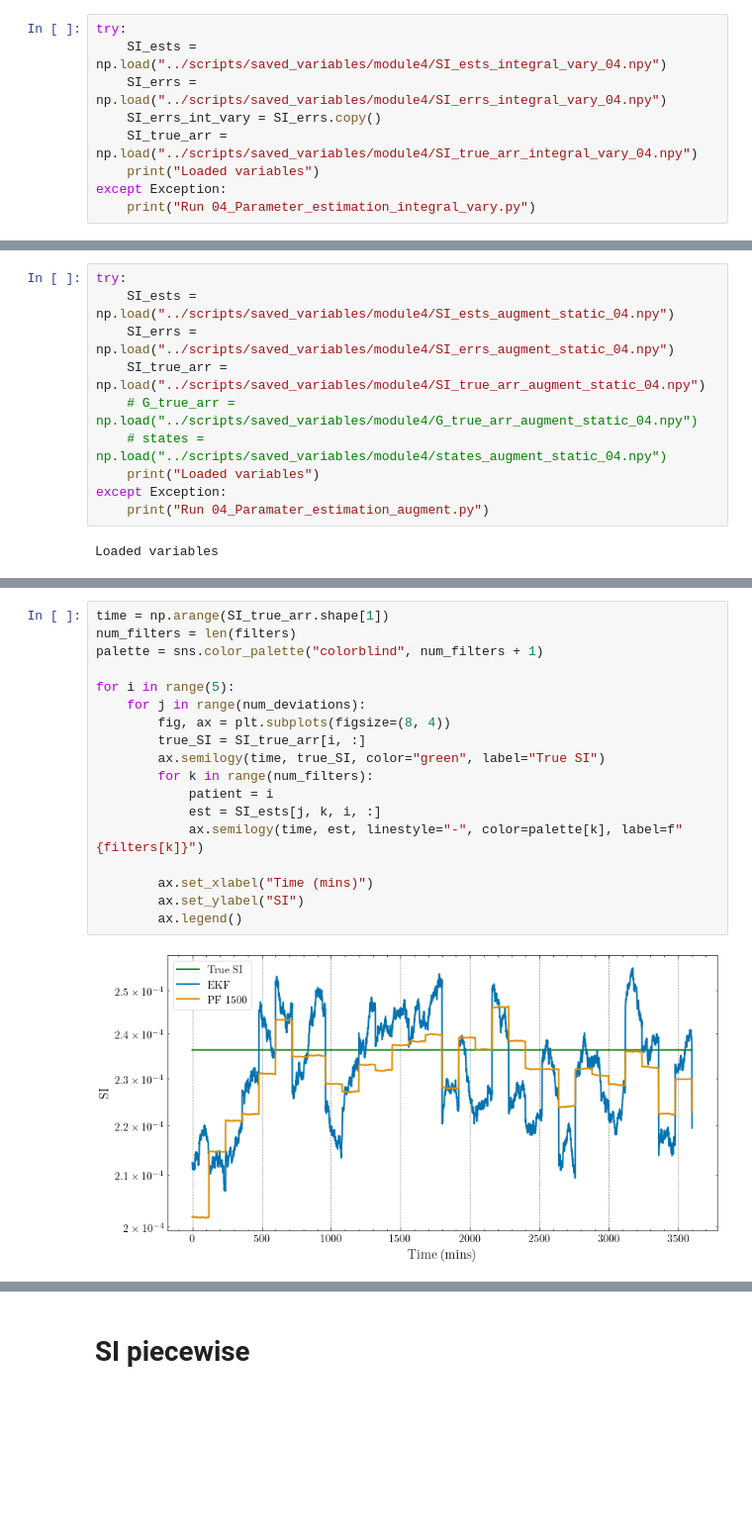
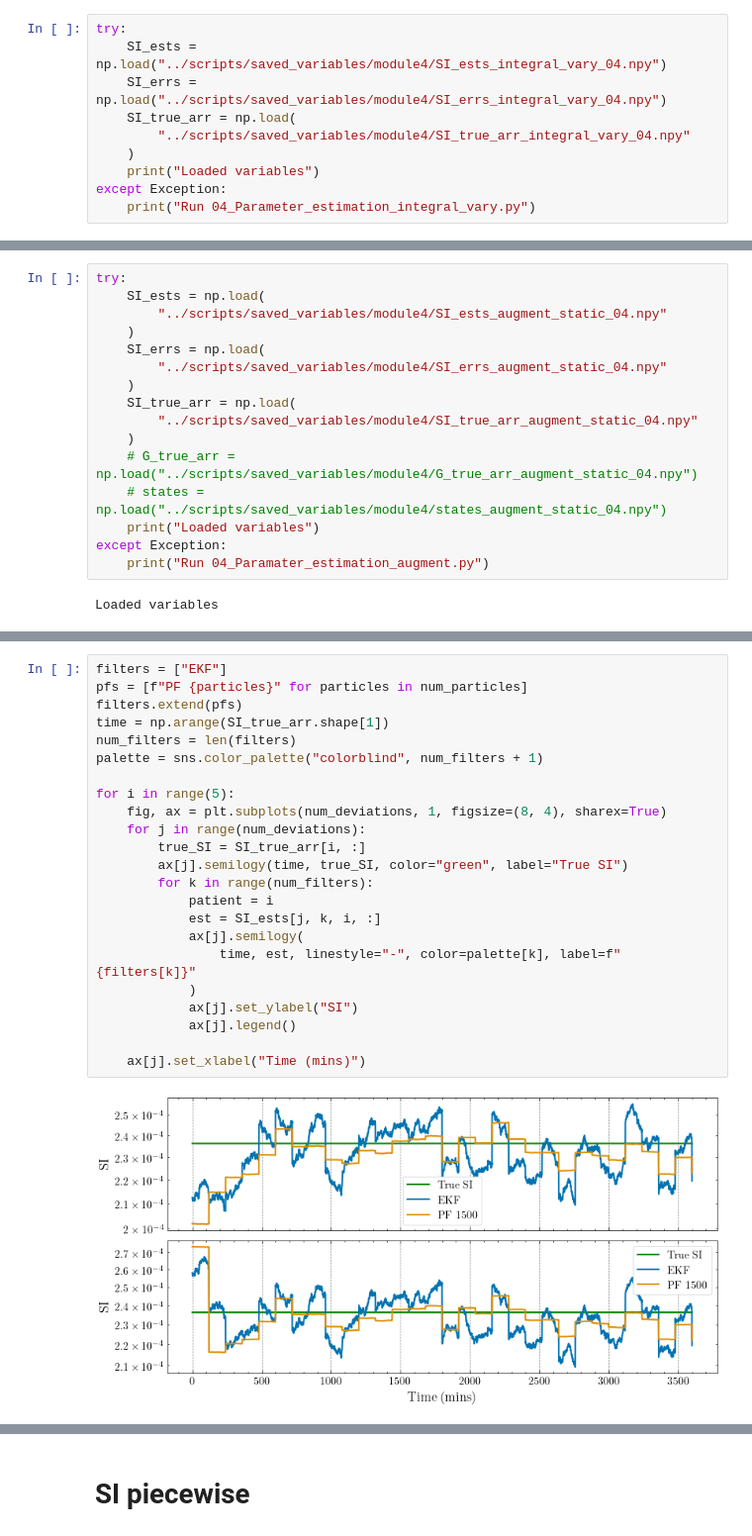
Before and after one commit to mlmulv/Thesis-Code, a Jupyter notebook: notebooks/04_Parameter_Estimation.ipynb, the cells around one changed output, grey strips where cells are left out. Shown at 99% size. Drawn from its saved outputs; the diff is of its cells as text; blank space fills up the shorter version.

```diff
--- a/notebooks/04_Parameter_Estimation.ipynb
+++ b/notebooks/04_Parameter_Estimation.ipynb
@@ -32,8 +77,9 @@ Total MARD:  0.06142751737467808
 try:
     SI_ests = np.load("../scripts/saved_variables/module4/SI_ests_integral_vary_04.npy")
     SI_errs = np.load("../scripts/saved_variables/module4/SI_errs_integral_vary_04.npy")
-    SI_errs_int_vary = SI_errs.copy()
-    SI_true_arr = np.load("../scripts/saved_variables/module4/SI_true_arr_integral_vary_04.npy")
+    SI_true_arr = np.load(
+        "../scripts/saved_variables/module4/SI_true_arr_integral_vary_04.npy"
+    )
     print("Loaded variables")
 except Exception:
     print("Run 04_Parameter_estimation_integral_vary.py")
@@ -47,8 +118,14 @@ Total MARD:  0.0625729895667034
 # %%
 try:
-    SI_ests = np.load("../scripts/saved_variables/module4/SI_ests_augment_static_04.npy")
-    SI_errs = np.load("../scripts/saved_variables/module4/SI_errs_augment_static_04.npy")
-    SI_true_arr = np.load("../scripts/saved_variables/module4/SI_true_arr_augment_static_04.npy")
+    SI_ests = np.load(
+        "../scripts/saved_variables/module4/SI_ests_augment_static_04.npy"
+    )
+    SI_errs = np.load(
+        "../scripts/saved_variables/module4/SI_errs_augment_static_04.npy"
+    )
+    SI_true_arr = np.load(
+        "../scripts/saved_variables/module4/SI_true_arr_augment_static_04.npy"
+    )
     # G_true_arr = np.load("../scripts/saved_variables/module4/G_true_arr_augment_static_04.npy")
     # states = np.load("../scripts/saved_variables/module4/states_augment_static_04.npy")
     print("Loaded variables")
@@ -74,20 +136,25 @@ filters.extend(pfs)
 # %%
+filters = ["EKF"]
+pfs = [f"PF {particles}" for particles in num_particles]
+filters.extend(pfs)
 time = np.arange(SI_true_arr.shape[1])
 num_filters = len(filters)
 palette = sns.color_palette("colorblind", num_filters + 1)
 
 for i in range(5):
+    fig, ax = plt.subplots(num_deviations, 1, figsize=(8, 4), sharex=True)
     for j in range(num_deviations):
-        fig, ax = plt.subplots(figsize=(8, 4))
         true_SI = SI_true_arr[i, :]
-        ax.semilogy(time, true_SI, color="green", label="True SI")
+        ax[j].semilogy(time, true_SI, color="green", label="True SI")
         for k in range(num_filters):
             patient = i
             est = SI_ests[j, k, i, :]
-            ax.semilogy(time, est, linestyle="-", color=palette[k], label=f"{filters[k]}")
+            ax[j].semilogy(
+                time, est, linestyle="-", color=palette[k], label=f"{filters[k]}"
+            )
+            ax[j].set_ylabel("SI")
+            ax[j].legend()
 
-        ax.set_xlabel("Time (mins)")
-        ax.set_ylabel("SI")
-        ax.legend()
+    ax[j].set_xlabel("Time (mins)")
 # %% [output]
-[figure, old version]
+[figure, new version]
```
Also changed, not shown: parts of 14 cells of this notebook, 3 other files.
